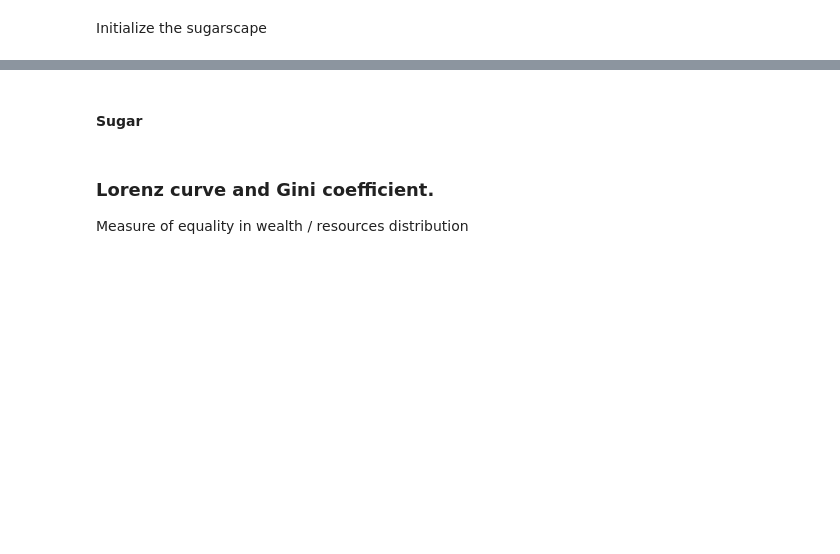
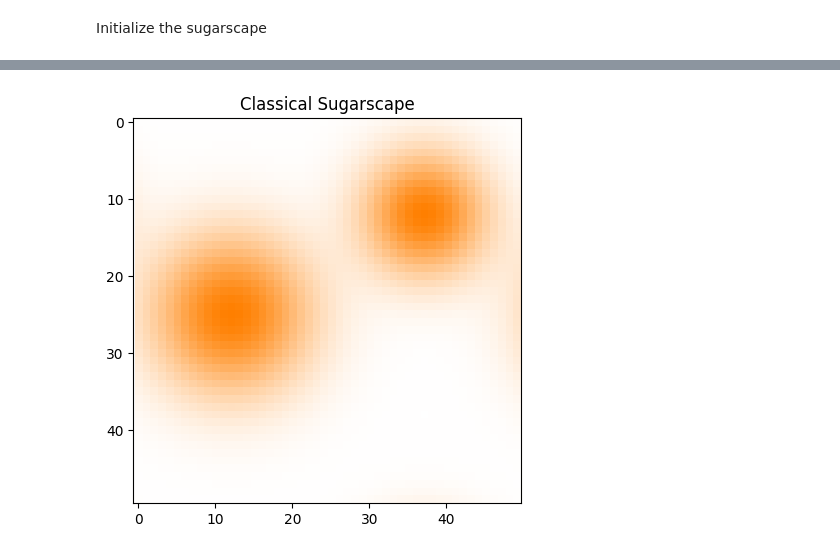
Before and after one commit to Sagoos/FFR120_group_project_12, a Jupyter notebook: Individual Folders/Moa/SugarScape.ipynb, the cells around one changed output, grey strips where cells are left out. Drawn from its saved outputs; the diff is of its cells as text; code cells hidden in the pictures; blank space fills up the shorter version.

```diff
--- a/Individual Folders/Moa/SugarScape.ipynb
+++ b/Individual Folders/Moa/SugarScape.ipynb
@@ -327,7 +274,7 @@ def replace_population(agents, new_agents):
 # %% [markdown]
 Function to convert a 2 dimensional numpy array into a RGB image.
 # %%
-def convert2RBG(game_outcome, RGB0, RGB1):
+def convert2RBG(SuSca, RGB0, RGB1):
     """
     Function to convert the 2 dimensional numpy array into a RGB image.
 
@@ -338,14 +285,15 @@ def convert2RBG(game_outcome, RGB0, RGB1):
     RGB1 : Components R, G, B of the chosen color shade for maximum I_profile.
     """
 
+    game_outcome = SuSca.copy()
+
     [n_rows, n_cols] = game_outcome.shape
 
     I_RGB = np.zeros([n_rows, n_cols, 3])
 
     # Set I_profile between 0 and 1
     game_outcome -= np.amin(game_outcome)
-    game_outcome /= np.amax(game_outcome)
-    #game_outcome /= np.amax(10)
+    game_outcome /= 10
 
     for c in range(3):
         I_RGB[:, :, c] = game_outcome * RGB1[c] + (1 - game_outcome) * RGB0[c]
@@ -1081,2 +360,0 @@ print(A)
-# %% [markdown]
-#### Sugar
@@ -1095,4 +360,0 @@ print(A)
-# %% [markdown]
-### Lorenz curve and Gini coefficient.
-
-Measure of equality in wealth / resources distribution
@@ -1130,0 +361,24 @@ Measure of equality in wealth / resources distribution
+# %%
+from matplotlib import pyplot as plt
+
+N = 50  # Side of the sugarscape.
+spot_positions = [(N //4, N // 2), (3 * N // 4, 1 * N // 4), ]  # Center of the sugar spots.
+spot_widths = [N / 7, N / 9]  # Width of the sugar spots.
+max_sugar = 10  # Maximum sugar level.
+
+
+SuSca = initialize_sugarscape_gaussian(N, spot_positions, spot_widths, max_sugar)
+# Create the image of the game outcome.
+RGB1 = [1.0, 0.5, 0.0]  # Orange. Color for high values.
+RGB0 = [1.0, 1.0, 1.0]  # White. Color for low values.
+SuSca_RGB = convert2RBG(SuSca, RGB0, RGB1)
+
+# Plot the Sugarscape.
+plt.figure(figsize=(5, 5))
+plt.imshow(SuSca_RGB)  # Plot Sugarscape profile.
+# Plot the reference points.
+plt.title('Classical Sugarscape')
+plt.axis('equal')
+plt.show()
+# %% [output]
+[figure, added]
```
Also changed, not shown: parts of 52 cells of this notebook, 4 other files.
